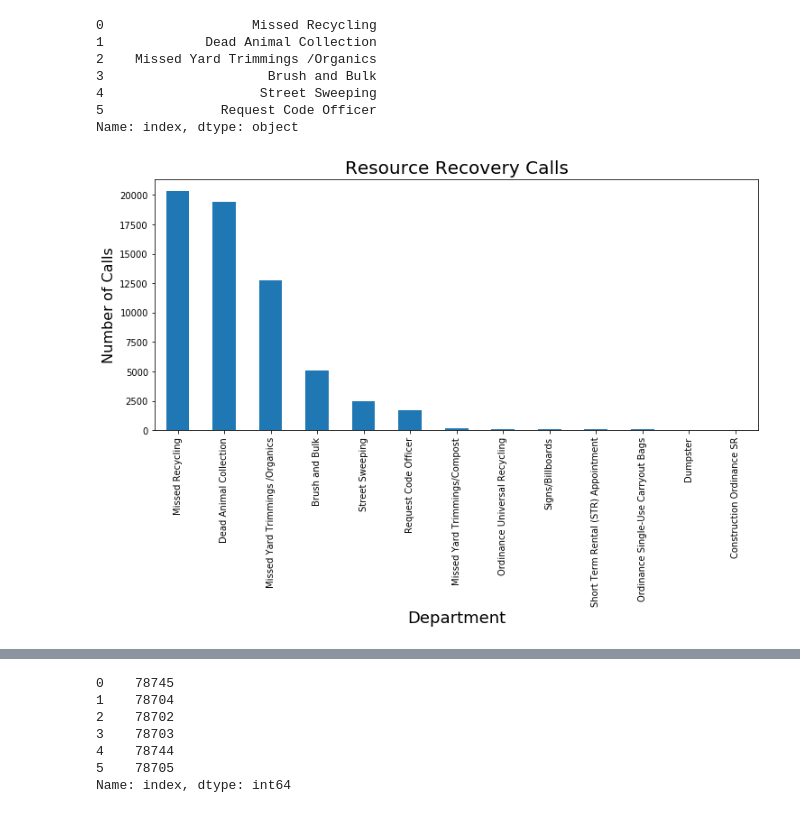
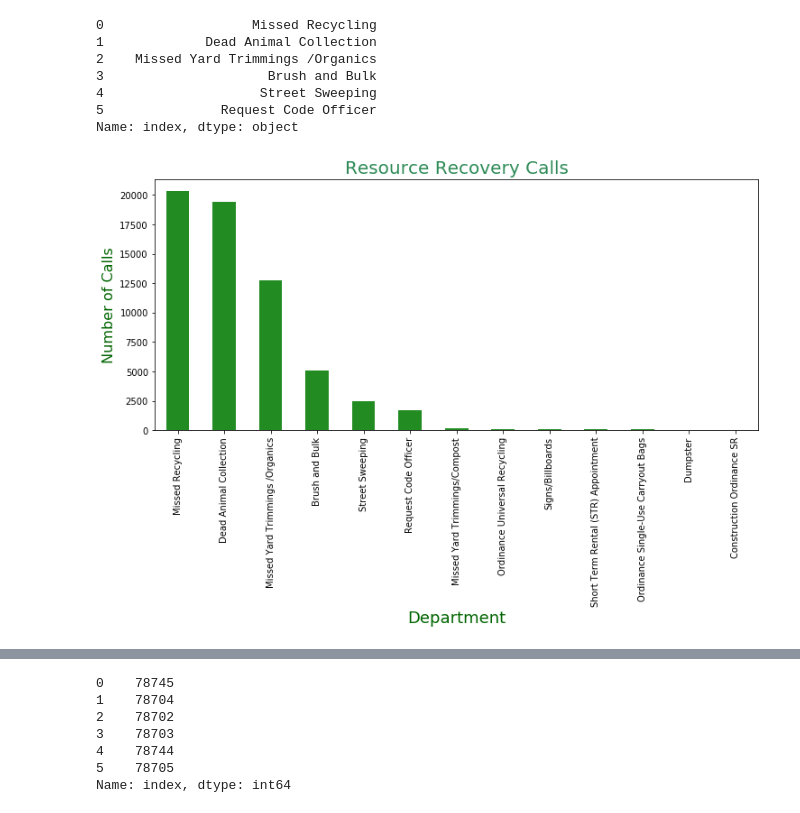
Before and after one commit to mraigosa/Austin_311_analysis, a Jupyter notebook: department analysis.ipynb, the cells around one changed output, grey strips where cells are left out. Saved outputs shown, nothing was run; the diff lists cells and outputs as text; code cells hidden in the pictures.

```diff
--- a/department analysis.ipynb
+++ b/department analysis.ipynb
@@ -484,16 +484,16 @@ print(topresource_complaints)
 5               Request Code Officer
 Name: index, dtype: object
 # %%
-pd.value_counts(resource_recovery['complaint_description']).plot.bar()
+pd.value_counts(resource_recovery['complaint_description']).plot.bar(color = "forestgreen")
 # plt.tight_layout()
 plt.gcf().subplots_adjust(bottom=0.45)
-plt.title('Resource Recovery Calls', fontsize=20)
-plt.xlabel('Department', fontsize=18)
-plt.ylabel('Number of Calls', fontsize=16)
+plt.title('Resource Recovery Calls', fontsize=20, color = "seagreen")
+plt.xlabel('Department', fontsize=18, color = "darkgreen")
+plt.ylabel('Number of Calls', fontsize=16, color = "darkgreen")
 plt.savefig("overviewresourcerecovery.png")
 plt.show()
 # %% [output]
-[figure, old version]
+[figure, new version]
 # %%
 public_works = austin311_df[austin311_df['owning_department'].str.contains('Public Works')]
 public_works.head()
```
Also changed, not shown: parts of 5 cells of this notebook, 6 other files.
